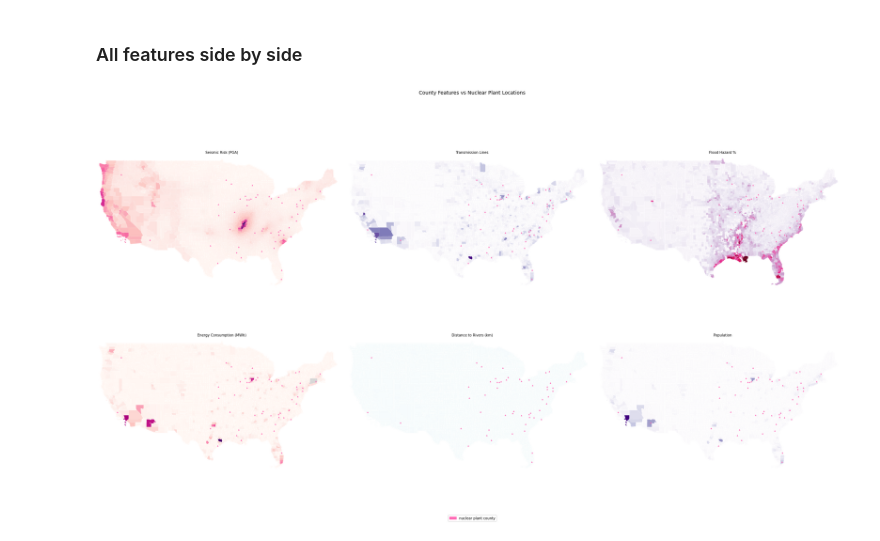
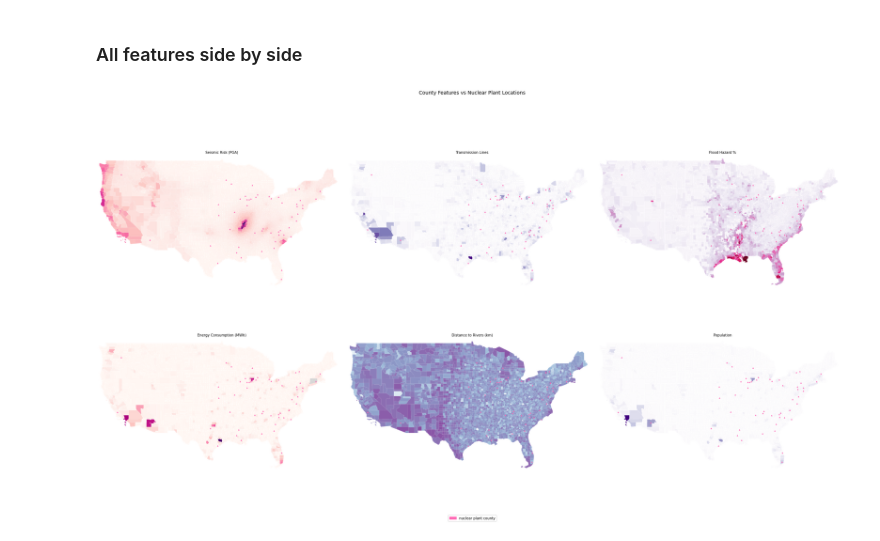
Before and after one commit to quentinconklejr/team-nuclear-family, a Jupyter notebook: notebooks/county_features_vs_nuclear_plants_map.ipynb, the cells around one changed output. Drawn from its saved outputs; the diff is of its cells as text; code cells hidden in the pictures.

```diff
--- a/notebooks/county_features_vs_nuclear_plants_map.ipynb
+++ b/notebooks/county_features_vs_nuclear_plants_map.ipynb
@@ -118,31 +123,33 @@ features = [
     ('pct_sfha',                   'Flood Hazard %',              'PuRd'),
     ('total_energy_consumption_mwh','Energy Consumption (MWh)',   'RdPu'),
     ('distance_to_rivers_km',      'Distance to Rivers (km)',     'BuPu'),
     ('population',                 'Population',                  'Purples'),
 ]
 
 fig, axes = plt.subplots(2, 3, figsize=(30, 17))
 axes = axes.flatten()
 
 for i, (col, title, cmap) in enumerate(features):
     ax = axes[i]
+    _norm = LogNorm(vmin=0.001, vmax=6000) if col == 'distance_to_rivers_km' else None
     gdf.plot(
         column=col,
         ax=ax,
         cmap=cmap,
+        norm=_norm,
         legend=False,
         missing_kwds={'color': 'lightgray'}
     )
     plant_points.plot(ax=ax, color='hotpink', markersize=8, marker='^', zorder=5)
     ax.set_xlim(-125, -65)
     ax.set_ylim(24, 50)
     ax.set_title(title, fontsize=10)
     ax.set_axis_off()
 
 plant_marker = mpatches.Patch(color='hotpink', label='nuclear plant county')
 fig.legend(handles=[plant_marker], loc='lower center', fontsize=10, ncol=1)
 plt.suptitle('County Features vs Nuclear Plant Locations', fontsize=14, y=1.01)
 plt.tight_layout()
 plt.show()
 # %% [output]
-[figure, old version]
+[figure, new version]
```
Also changed, not shown: parts of 4 cells of this notebook.
